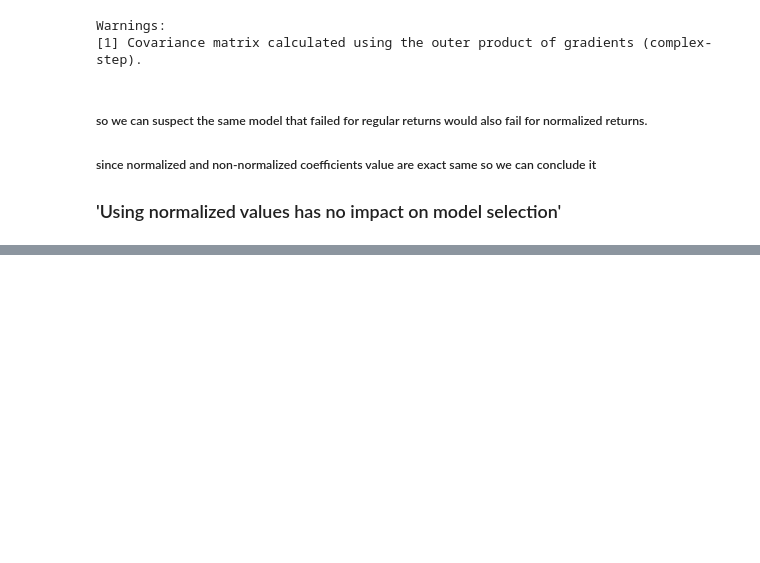
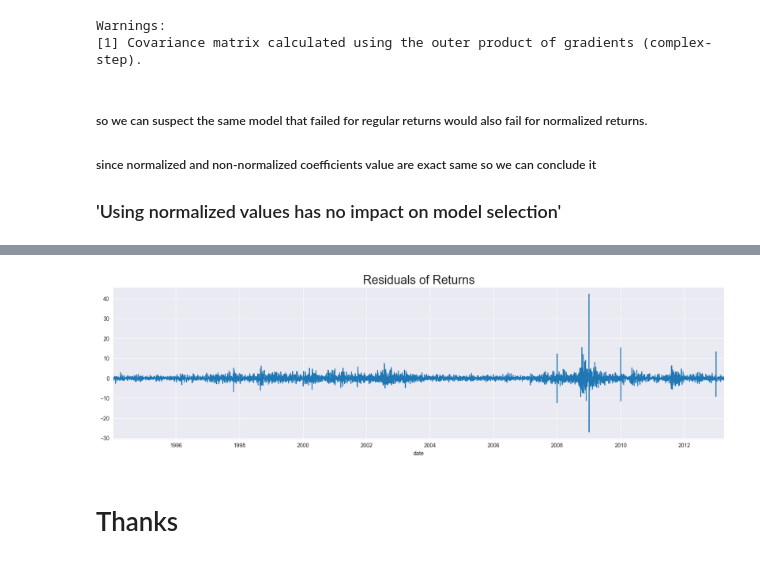
Before and after one commit to SMARIFUL1/Time-Series-Analysis, a Jupyter notebook: TimeSeries365.ipynb, the cells around one changed output, grey strips where cells are left out. Saved outputs shown, nothing was run; the diff lists cells and outputs as text; code cells hidden in the pictures; blank space fills up the shorter version.

```diff
--- a/TimeSeries365.ipynb
+++ b/TimeSeries365.ipynb
@@ -779,0 +841,8 @@ Warnings:
+# %%
+df.res_ret.plot(figsize=(20,5))
+plt.title('Residuals of Returns', size=22)
+plt.show()
+# %% [output]
+[figure, added]
+# %% [markdown]
+# Thanks
```
Also changed, not shown: parts of 27 cells of this notebook.
